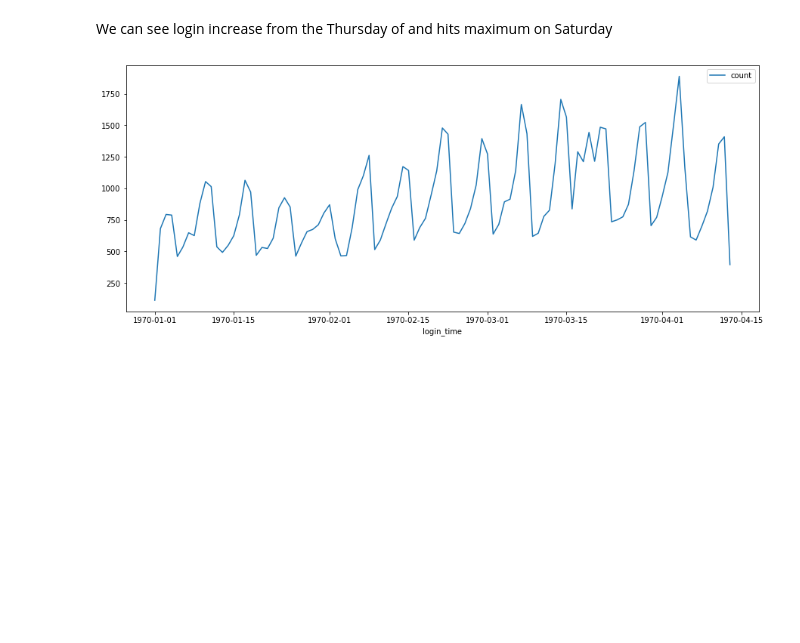
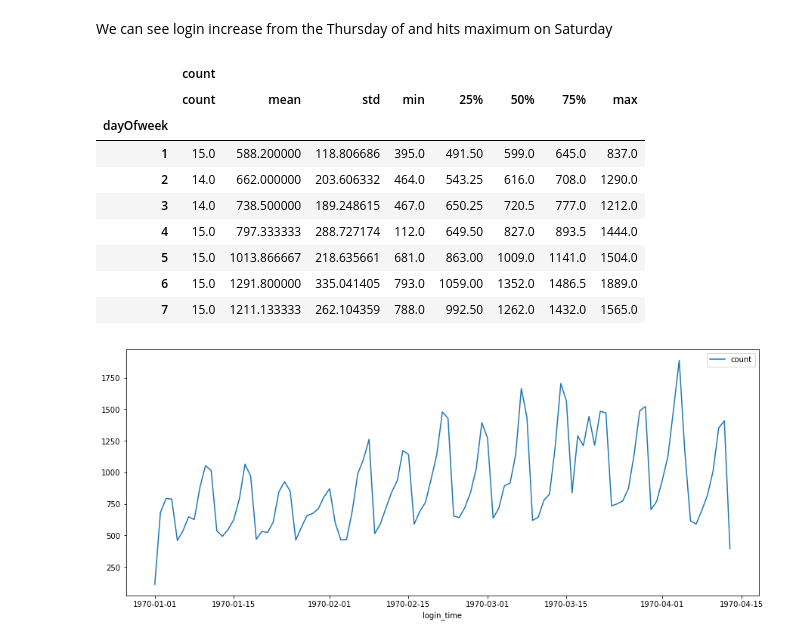
Before and after one commit to yoyo6022/Springboard-hands-on-project, a Jupyter notebook: ultimate_challenge/Ultimate_Challenge.ipynb, the cells around one changed output. Cells and saved outputs as stored; diff of their text form; code cells hidden in the pictures; blank space fills up the shorter version.

```diff
--- a/ultimate_challenge/Ultimate_Challenge.ipynb
+++ b/ultimate_challenge/Ultimate_Challenge.ipynb
@@ -153,6 +165,19 @@ plt.show()
 [figure]
 # %% [markdown]
 We can see login increase from the Thursday of and hits maximum on Saturday
+# %%
+df1_D.groupby('dayOfweek').describe()
+# %% [output]
+|  | count |  |  |  |  |  |  |  |
+|  | count | mean | std | min | 25% | 50% | 75% | max |
+| dayOfweek |  |  |  |  |  |  |  |  |
+| 1 | 15.0 | 588.200000 | 118.806686 | 395.0 | 491.50 | 599.0 | 645.0 | 837.0 |
+| 2 | 14.0 | 662.000000 | 203.606332 | 464.0 | 543.25 | 616.0 | 708.0 | 1290.0 |
+| 3 | 14.0 | 738.500000 | 189.248615 | 467.0 | 650.25 | 720.5 | 777.0 | 1212.0 |
+| 4 | 15.0 | 797.333333 | 288.727174 | 112.0 | 649.50 | 827.0 | 893.5 | 1444.0 |
+| 5 | 15.0 | 1013.866667 | 218.635661 | 681.0 | 863.00 | 1009.0 | 1141.0 | 1504.0 |
+| 6 | 15.0 | 1291.800000 | 335.041405 | 793.0 | 1059.00 | 1352.0 | 1486.5 | 1889.0 |
+| 7 | 15.0 | 1211.133333 | 262.104359 | 788.0 | 992.50 | 1262.0 | 1432.0 | 1565.0 |
 # %%
 fig, ax = plt.subplots(figsize=(15,6))
 sns.lineplot(data=df1_D)
```
Also changed, not shown: parts of 6 cells of this notebook.
